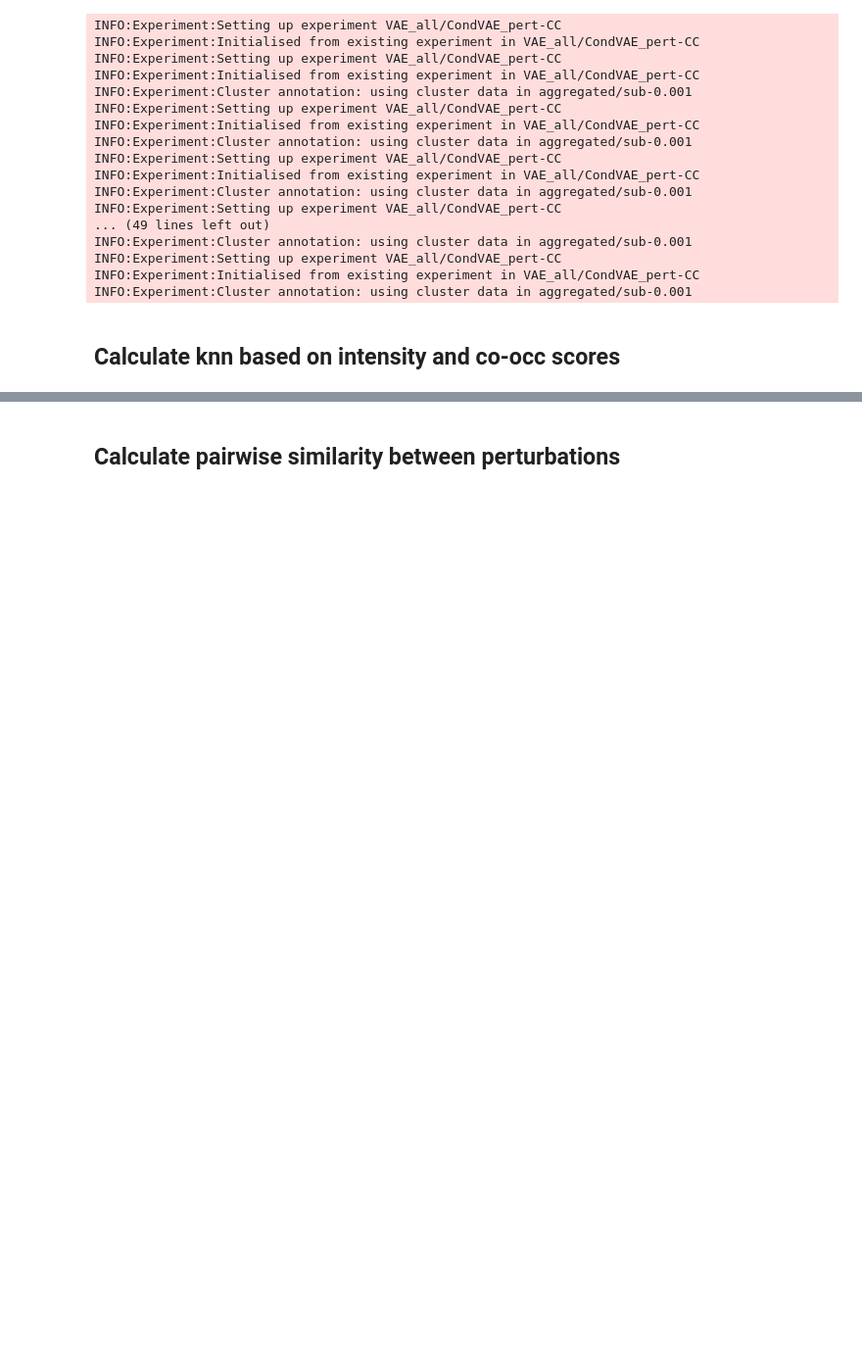
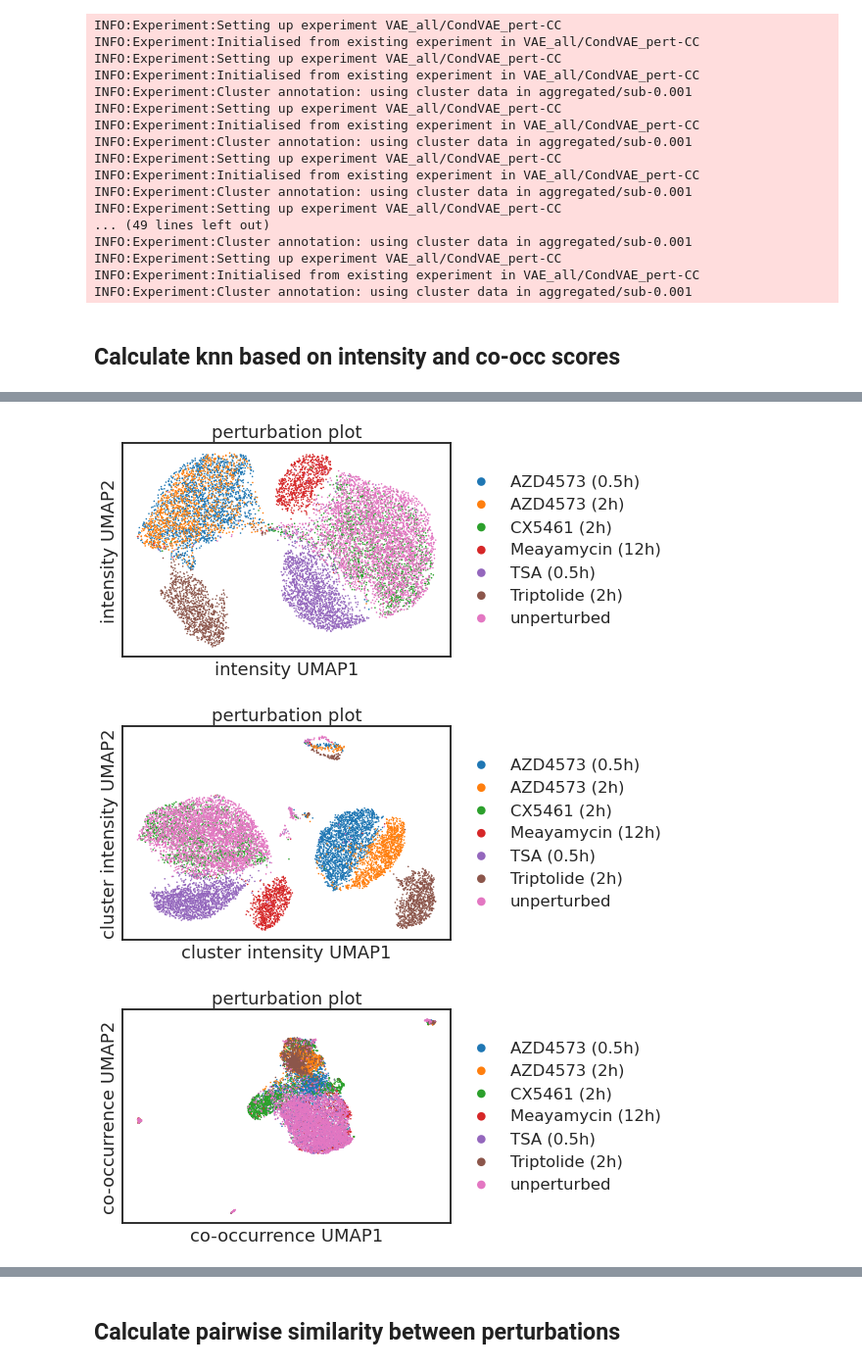
Before and after one commit to theislab/campa_ana, a Jupyter notebook: figures/fig3_perturbation_comparison.ipynb, the cells around one changed output, grey strips where cells are left out. Shown at 98% size. Cells and saved outputs as stored; diff of their text form; code cells hidden in the pictures; blank space fills up the shorter version.

```diff
--- a/figures/fig3_perturbation_comparison.ipynb
+++ b/figures/fig3_perturbation_comparison.ipynb
@@ -159 +161,21 @@ sc.pl.scatter(adata, basis='co_occurrence_umap', color=['perturbation_plot', 'ce
+# %%
+def catplot(basis, color, axlabel, save=None):
+    fig, ax = plt.subplots(1,1)
+    sc.pl.scatter(adata, basis=basis, color=color, ax=ax, show=False)
+    ax.set_xlabel(f'{axlabel}1')
+    ax.set_ylabel(f'{axlabel}2')
+    if save is not None:
+        plt.savefig(os.path.join('fig3', save), dpi=100, bbox_inches='tight')
+# %%
+# final UMAP figure
+sns.set_style('white')
+sns.set_context('talk')
+
+catplot('mpp_umap', 'perturbation_plot', 'intensity UMAP', save='intensity_umap.png')
+catplot('intensity_umap', 'perturbation_plot', 'cluster intensity UMAP', save='cluster_intensity_umap.png')
+catplot('co_occurrence_umap', 'perturbation_plot', 'co-occurrence UMAP', save='co_occ_umap.png')
+# %% [output]
+[figure, added]
+[figure, added]
+[figure, added]
 # %%
```
Also changed, not shown: parts of 13 cells of this notebook, 6 other files.
